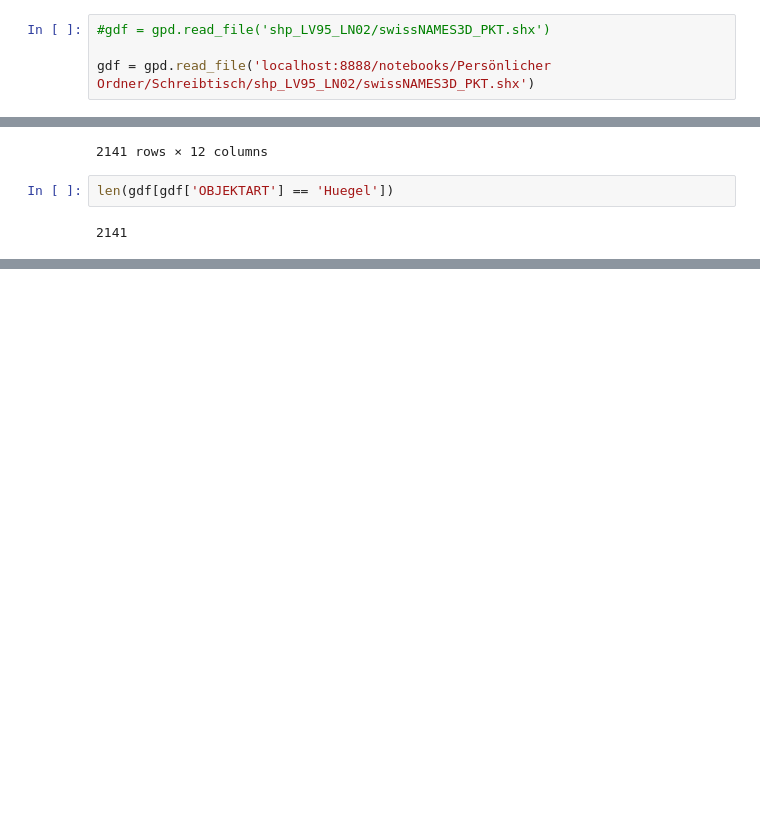
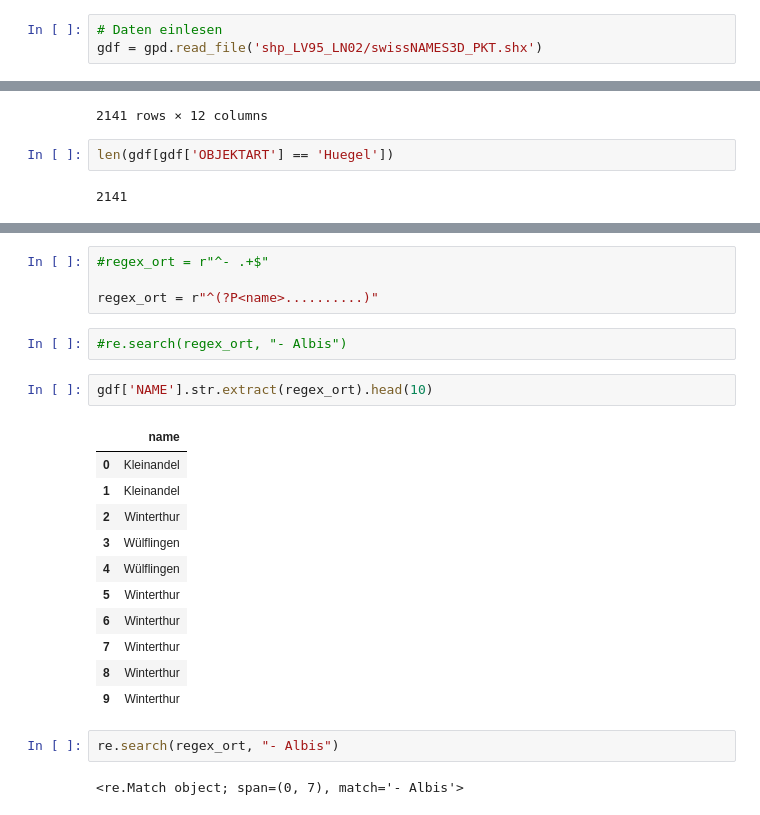
Before and after one commit to katrinnidzwetzki/cas-ddj-abschlussarbeit, a Jupyter notebook: ortsnamen_swisstopo_geopandas.ipynb, the cells around one changed output, grey strips where cells are left out. Drawn from its saved outputs; the diff is of its cells as text; blank space fills up the shorter version.

```diff
--- a/ortsnamen_swisstopo_geopandas.ipynb
+++ b/ortsnamen_swisstopo_geopandas.ipynb
@@ -7,6 +7,5 @@ from shapely.geometry import Point, LineString, Polygon
 %matplotlib inline
 import re
 # %%
-#gdf = gpd.read_file('shp_LV95_LN02/swissNAMES3D_PKT.shx')
-
-gdf = gpd.read_file('localhost:8888/notebooks/Persönlicher Ordner/Schreibtisch/shp_LV95_LN02/swissNAMES3D_PKT.shx')
+# Daten einlesen
+gdf = gpd.read_file('shp_LV95_LN02/swissNAMES3D_PKT.shx')
@@ -79,3 +86,27 @@ gdf[gdf['NAME'] == 'Albis']
 | 81462 | {E9C5C0AD-4926-4639-A9DF-19F52928... | Flurname swisstopo | TLM_FLURNAME | -999998.0 | k_W | {3945490D-82EC-43F1-B76D-43C65944... | Albis | offiziell | Hochdeutsch inkl. Lokalsprachen | ... |
 | 132242 | {7A40774E-8256-4305-B443-1E89560B... | Flurname swisstopo | TLM_FLURNAME | -999998.0 | k_W | {3945490D-82EC-43F1-B76D-43C65944... | Albis | offiziell | Hochdeutsch inkl. Lokalsprachen | ... |
 | 284368 | {39DEC8FB-780C-4D43-B2AA-5237F4C2... | Huegel | TLM_NAME_PKT | 512.0 | k_W | {3945490D-82EC-43F1-B76D-43C65944... | Albis | offiziell | Hochdeutsch inkl. Lokalsprachen | ... |
+# %%
+#regex_ort = r"^- .+$"
+
+regex_ort = r"^(?P<name>..........)"
+# %%
+#re.search(regex_ort, "- Albis")
+# %%
+gdf['NAME'].str.extract(regex_ort).head(10)
+# %% [output]
+|  | name |
+| 0 | Kleinandel |
+| 1 | Kleinandel |
+| 2 | Winterthur |
+| 3 | Wülflingen |
+| 4 | Wülflingen |
+| 5 | Winterthur |
+| 6 | Winterthur |
+| 7 | Winterthur |
+| 8 | Winterthur |
+| 9 | Winterthur |
+# %%
+re.search(regex_ort, "- Albis")
+# %% [output]
+<re.Match object; span=(0, 7), match='- Albis'>
```
Also changed, not shown: parts of 6 cells of this notebook.
